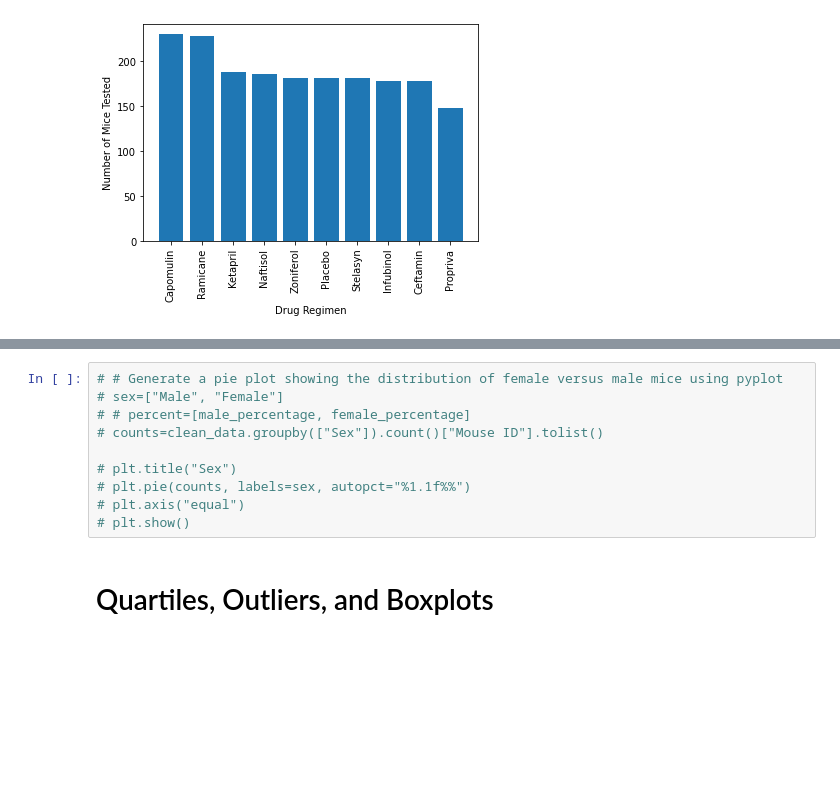
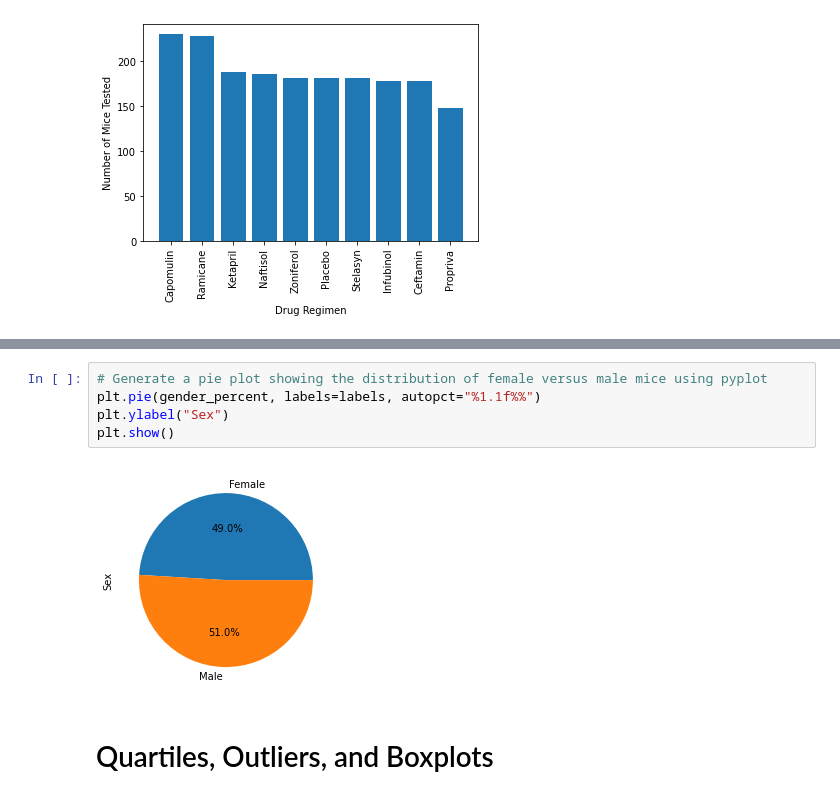
Before and after one commit to Colleen-Cobb/matplotlib-challenge, a Jupyter notebook: Pymaceuticals.ipynb, the cells around one changed output, grey strips where cells are left out. Saved outputs shown, nothing was run; the diff lists cells and outputs as text; blank space fills up the shorter version.

```diff
--- a/Pymaceuticals.ipynb
+++ b/Pymaceuticals.ipynb
@@ -229,13 +212,10 @@ male
 # %%
-# # Generate a pie plot showing the distribution of female versus male mice using pyplot
-# sex=["Male", "Female"]
-# # percent=[male_percentage, female_percentage]
-# counts=clean_data.groupby(["Sex"]).count()["Mouse ID"].tolist()
-
-# plt.title("Sex")
-# plt.pie(counts, labels=sex, autopct="%1.1f%%")
-# plt.axis("equal")
-# plt.show()
+# Generate a pie plot showing the distribution of female versus male mice using pyplot
+plt.pie(gender_percent, labels=labels, autopct="%1.1f%%")
+plt.ylabel("Sex")
+plt.show()
+# %% [output]
+[figure, added]
 # %% [markdown]
 # Quartiles, Outliers, and Boxplots
 # %%
```
Also changed, not shown: parts of 12 cells of this notebook, 3 other files.
